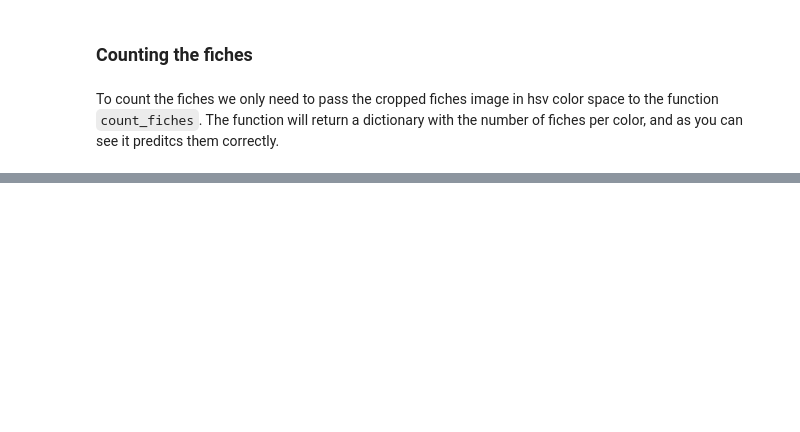
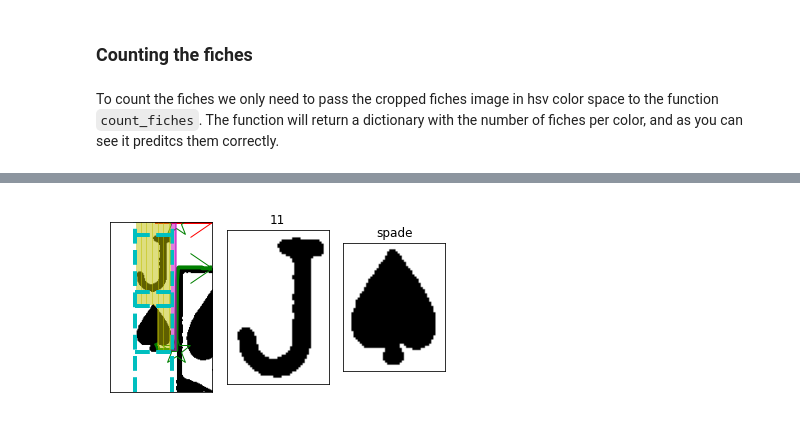
Before and after one commit to fraborg99/Iapr_final_project, a Jupyter notebook: functions_examples.ipynb, the cells around one changed output, grey strips where cells are left out. Saved outputs shown, nothing was run; the diff lists cells and outputs as text; code cells hidden in the pictures; blank space fills up the shorter version.

```diff
--- a/functions_examples.ipynb
+++ b/functions_examples.ipynb
@@ -126,0 +140,10 @@ count_fiches(fiches)
+# %%
+with open('numbers.pickle', 'rb') as handle:
+    real_numbers = pickle.load(handle)
+
+with open('suits.pickle', 'rb') as handle:
+    real_suits = pickle.load(handle)
+
+numbers, suits = get_numbers_and_suits(card_outlines, imgs, real_numbers, real_suits, make_plot=True)
+# %% [output]
+[figure, added]
```
Also changed, not shown: parts of 8 cells of this notebook.
